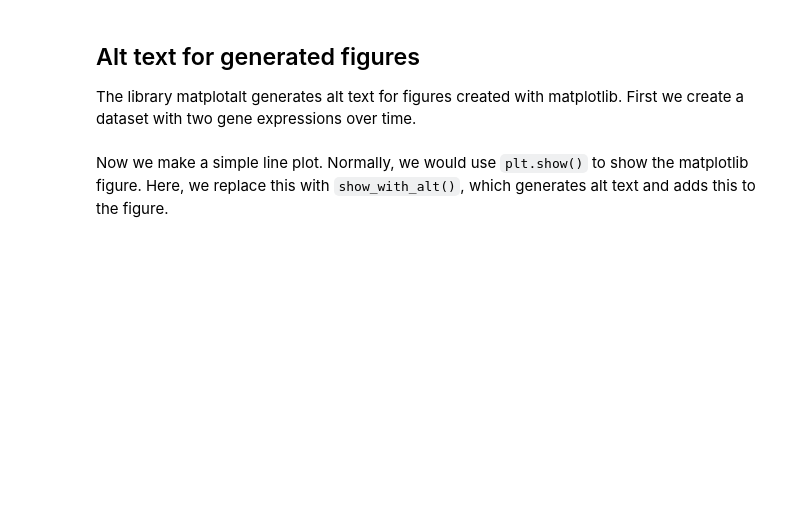
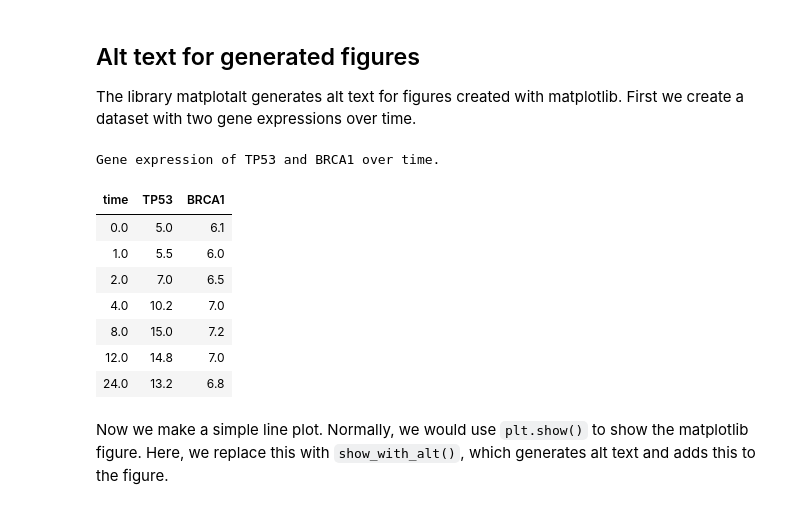
Before and after one commit to inscidar/biological-accessibility-tutorial, a Jupyter notebook: assets/notebooks/1-notebook-overview.ipynb, the cells around one changed output. Drawn from its saved outputs; the diff is of its cells as text; code cells hidden in the pictures; blank space fills up the shorter version.

Commit message:
add checklist and extra table

```diff
--- a/assets/notebooks/1-notebook-overview.ipynb
+++ b/assets/notebooks/1-notebook-overview.ipynb
@@ -88,14 +76,27 @@ The library matplotalt generates alt text for figures created with matplotlib. F
 # %%
 # Create a DataFrame with time and gene expression data
 time = [0, 1, 2, 4, 8, 12, 24]
 gene1 = [5.0, 5.5, 7.0, 10.2, 15.0, 14.8, 13.2]
 gene2 = [6.1, 6.0, 6.5, 7.0, 7.2, 7.0, 6.8]
 
 df = pd.DataFrame({
     'time': time,
     'TP53': gene1,
     'BRCA1': gene2
 })
+
+# styling is explained later
+df.style.set_caption("Gene expression of TP53 and BRCA1 over time.").format("{:.1f}").hide(axis='index')
+# %% [output]
+Gene expression of TP53 and BRCA1 over time.
+| time | TP53 | BRCA1 |
+| 0.0 | 5.0 | 6.1 |
+| 1.0 | 5.5 | 6.0 |
+| 2.0 | 7.0 | 6.5 |
+| 4.0 | 10.2 | 7.0 |
+| 8.0 | 15.0 | 7.2 |
+| 12.0 | 14.8 | 7.0 |
+| 24.0 | 13.2 | 6.8 |
 # %% [markdown]
 Now we make a simple line plot. Normally, we would use `plt.show()` to show the matplotlib figure. Here, we replace this with `show_with_alt()`, which generates alt text and adds this to the figure.
 # %%
```
Also changed, not shown: parts of 5 cells of this notebook, 1 other file.
